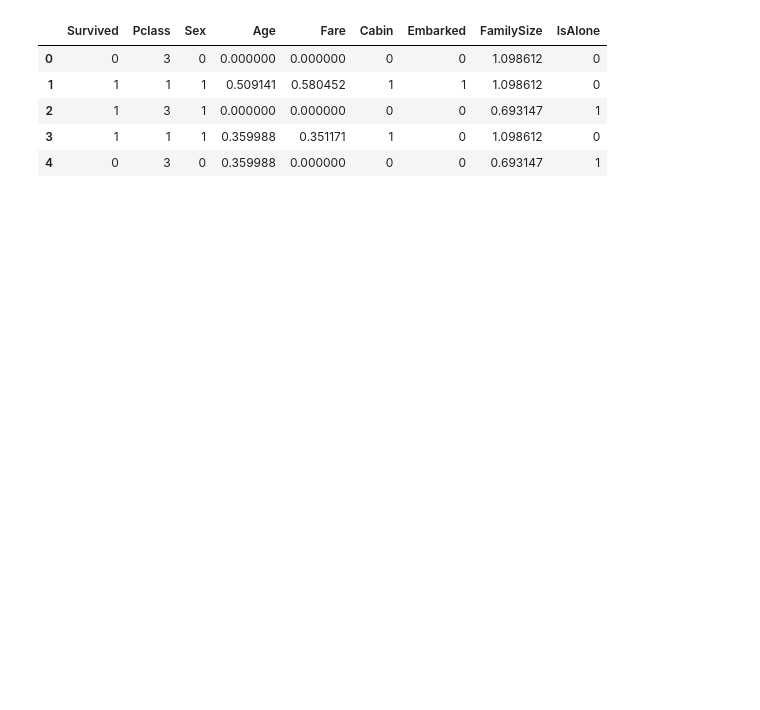
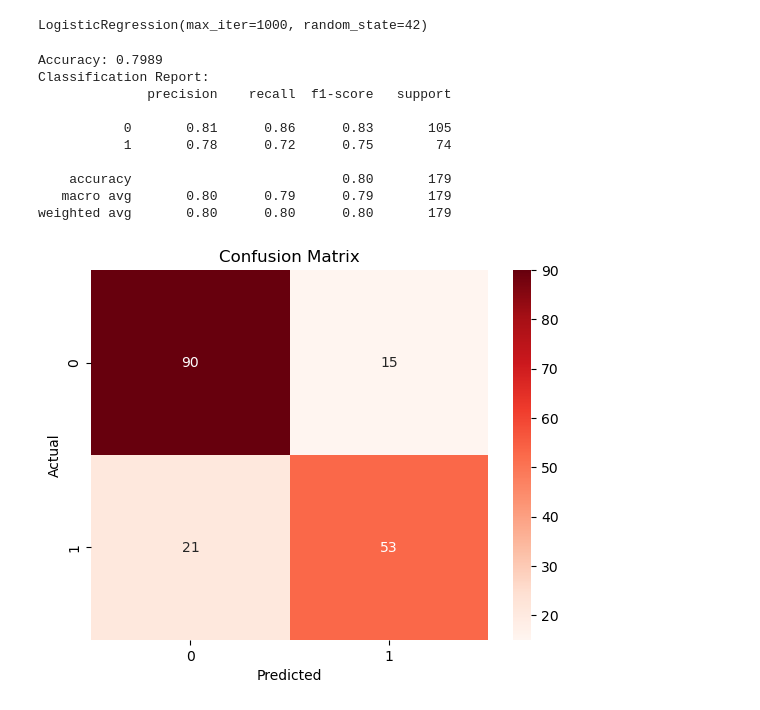
Before and after one commit to Manouso/Machine-Learning-Projects-Collection, a Jupyter notebook: logistic-regression/logistic_regression.ipynb, the cells around one changed output. Saved outputs shown, nothing was run; the diff lists cells and outputs as text; code cells hidden in the pictures; blank space fills up the shorter version.

Commit message:
feat: Implement logistic regression model and use metrics to evaluate performance.

```diff
--- a/logistic-regression/logistic_regression.ipynb
+++ b/logistic-regression/logistic_regression.ipynb
@@ -6,10 +8,48 @@ from sklearn.metrics import accuracy_score, confusion_matrix, classification_rep
 # %%
 data = pd.read_csv('../data-preprocessing/data/processed/titanic_preprocessed.csv')
 data.head()
+
+X = data.drop('Survived', axis=1) # We `drop` the target column from features
+y = data['Survived']  # Target variable
+
+X_train, X_test, y_train, y_test = train_test_split(X, y, test_size=0.2, random_state=42) # Splitting the data into training and testing sets 20% test size 80% train size
-# %% [output]
-|  | Survived | Pclass | Sex | Age | Fare | Cabin | Embarked | FamilySize | IsAlone |
-| 0 | 0 | 3 | 0 | 0.000000 | 0.000000 | 0 | 0 | 1.098612 | 0 |
-| 1 | 1 | 1 | 1 | 0.509141 | 0.580452 | 1 | 1 | 1.098612 | 0 |
-| 2 | 1 | 3 | 1 | 0.000000 | 0.000000 | 0 | 0 | 0.693147 | 1 |
-| 3 | 1 | 1 | 1 | 0.359988 | 0.351171 | 1 | 0 | 1.098612 | 0 |
-| 4 | 0 | 3 | 0 | 0.359988 | 0.000000 | 0 | 0 | 0.693147 | 1 |
+# %%
+# Training the Logistic Regression model
+model = LogisticRegression(max_iter=1000, random_state=42)
+model.fit(X_train, y_train)
+# %% [output]
+LogisticRegression(max_iter=1000, random_state=42)
+# %%
+#Evaluating the model
+y_pred = model.predict(X_test)
+
+accuracy = accuracy_score(y_test, y_pred)
+print(f"Accuracy: {accuracy:.4f}")
+
+# Accuracy: how many predictions were correct
+# Precision: of all positive predictions, how many were actually positive
+# Recall: of all actual positives, how many were correctly predicted
+# F1-Score: harmonic mean of precision and recall
+
+class_report = classification_report(y_test, y_pred)
+print(f"Classification Report:\n{class_report}")
+
+# Confusion Matrix: actual vs predicted shows counts of TN, FP, FN, TP
+conf_matrix = confusion_matrix(y_test, y_pred)
+sns.heatmap(conf_matrix, annot=True, fmt='d', cmap='Reds')
+plt.xlabel('Predicted')
+plt.ylabel('Actual')
+plt.title('Confusion Matrix')
+plt.show()
+# %% [output]
+Accuracy: 0.7989
+Classification Report:
+              precision    recall  f1-score   support
+
+           0       0.81      0.86      0.83       105
+           1       0.78      0.72      0.75        74
+
+    accuracy                           0.80       179
+   macro avg       0.80      0.79      0.79       179
+weighted avg       0.80      0.80      0.80       179
+[figure, added]
```
Also changed, not shown: parts of 2 cells of this notebook, 1 other file.
